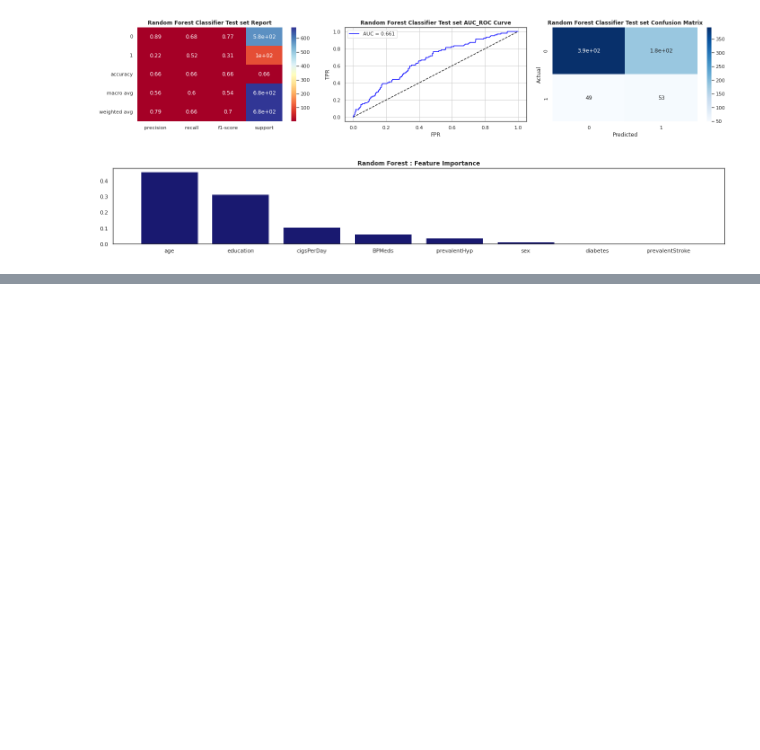
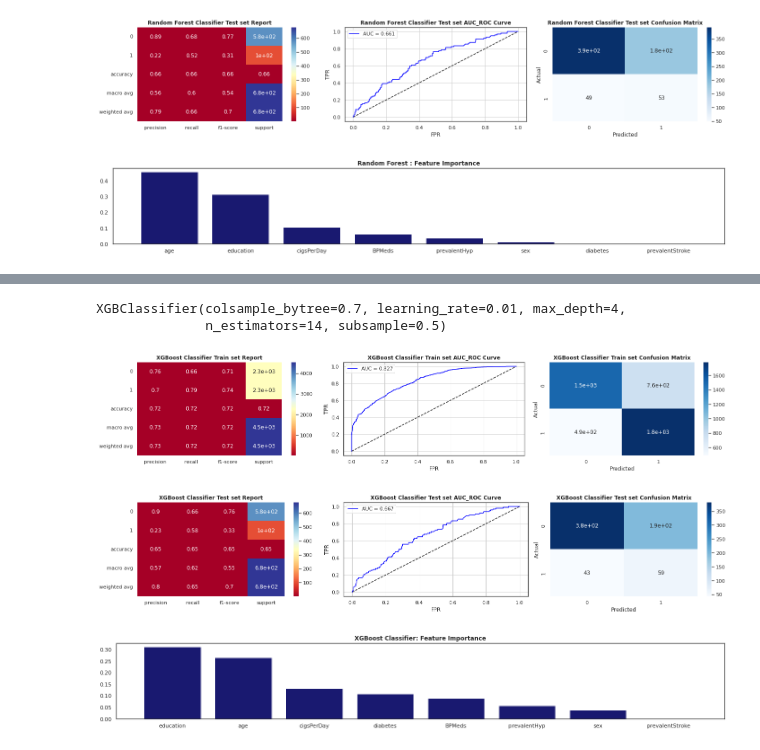
Before and after one commit to Amit-Singh-Rajput/Cardiovascular-Risk-Prediction, a Jupyter notebook: Cardiovascular_Risk_Prediction_Solution.ipynb, the cells around one changed output, grey strips where cells are left out. Drawn from its saved outputs; the diff is of its cells as text; code cells hidden in the pictures; blank space fills up the shorter version.

```diff
--- a/Cardiovascular_Risk_Prediction_Solution.ipynb
+++ b/Cardiovascular_Risk_Prediction_Solution.ipynb
@@ -1128,0 +1132,10 @@ plt.show()
+# %%
+#XGBoost model
+xgb = XGBClassifier(objective='binary:logistic',colsample_bytree = 0.7, learning_rate = 0.01,
+                max_depth = 4,  n_estimators = 14, subsample=0.5)
+
+#Training the classifier
+xgb.fit(X_st_scale, y_smotetomek)
+# %% [output]
+XGBClassifier(colsample_bytree=0.7, learning_rate=0.01, max_depth=4,
+              n_estimators=14, subsample=0.5)
@@ -1128,0 +1163,53 @@ plt.show()
+# %%
+#Plotting the Evaluation Metrics for XG Boost model
+for x , y_act, title in ((X_st_scale, y_smotetomek, 'XGBoost Classifier Train set'), (X_test_scale, y_test, 'XGBoost Classifier Test set')) :
+
+#Predicting the target variable for both train and test set
+    pred = xgb.predict(x)
+    pred_proba = xgb.predict_proba(x)[:,1]
+    report = pd.DataFrame(classification_report(y_pred=pred, y_true=y_act, output_dict=True))
+    fpr, tpr, thresholds = roc_curve(y_act, pred_proba)
+
+#Classification report for both train and test set of data
+    plt.figure(figsize=(20,4))
+    plt.subplot(1,3,1)
+    sns.heatmap(report.T, annot=True, cmap = 'RdYlBu')
+    plt.title(f'{title} Report', weight = 'bold')
+
+#AUC_ROC Curve for both train and test set of data
+    plt.subplot(1,3,2)
+    sns.set_style ('white')
+    plt.grid()
+    plt.plot([0,1],[0,1],'k--')
+    plt.plot(fpr,tpr,label=f'AUC = {np.round(np.trapz(tpr,fpr),3)}', color = 'blue')
+    plt.legend(loc = 'upper left')
+    plt.title(f'{title} AUC_ROC Curve', weight = 'bold')
+    plt.xlabel('FPR')
+    plt.ylabel('TPR')
+
+#Confusion Matrix for both train and test set of data
+    plt.subplot(1,3,3)
+    sns.heatmap(confusion_matrix(y_true=y_act, y_pred= pred), annot=True, cmap = 'Blues')
+    plt.title(f'{title} Confusion Matrix', weight = 'bold')
+    plt.xlabel('Predicted')
+    plt.ylabel('Actual')
+
+    plt.tight_layout()
+
+plt.show()
+# %% [output]
+[figure, added]
+[figure, added]
+# %%
+#Plotting feature importance for  model
+importance = np.abs(xgb.feature_importances_)
+index = np.argsort(importance)
+index = index[::-1]
+plt.figure(figsize=(18,3))
+plt.bar(range(len(index)), importance[index], color = 'midnightblue')
+plt.xticks(range(len(index)),[independent_variables[i] for i in index])
+plt.title('XGBoost Classifier: Feature Importance', weight =  'bold')
+plt.tight_layout()
+plt.show()
+# %% [output]
+[figure, added]
```
Also changed, not shown: parts of 29 cells of this notebook.
